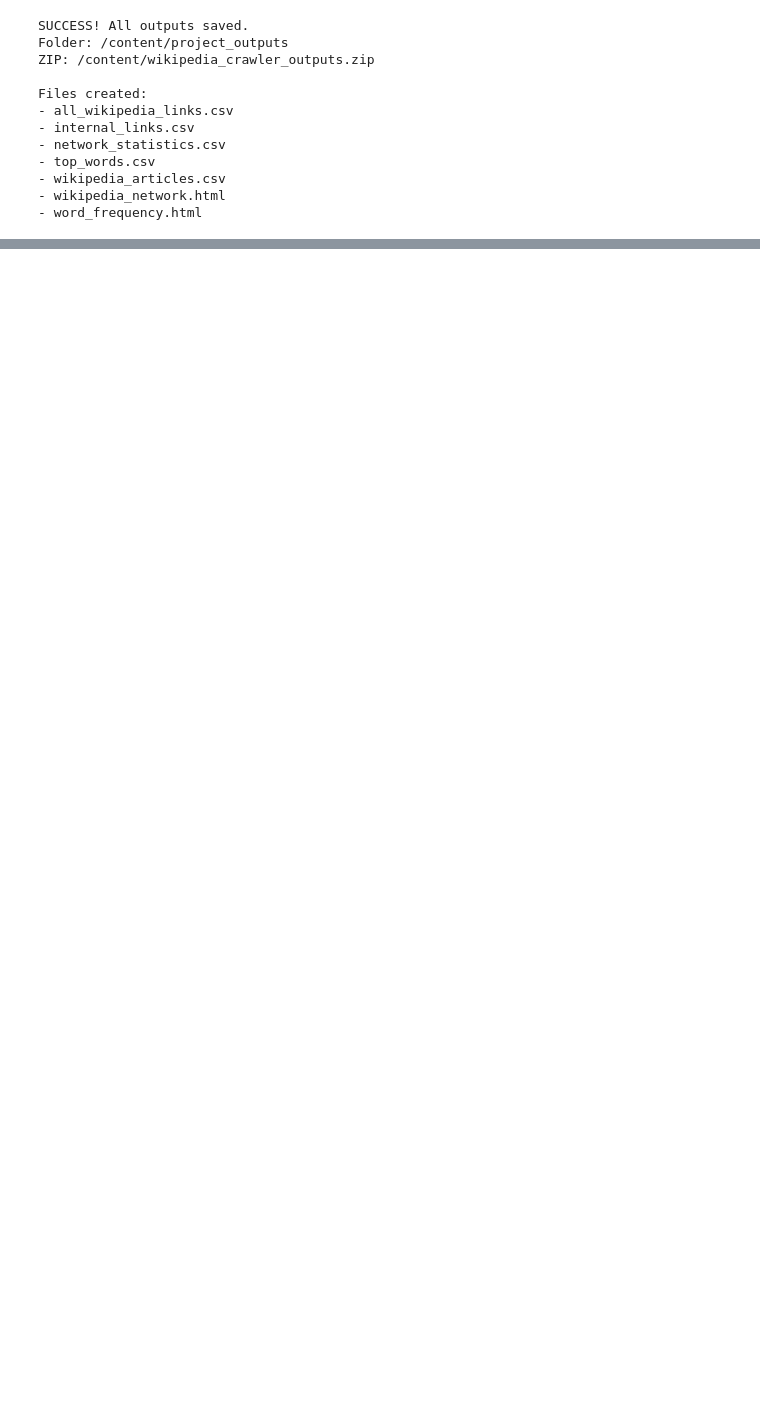
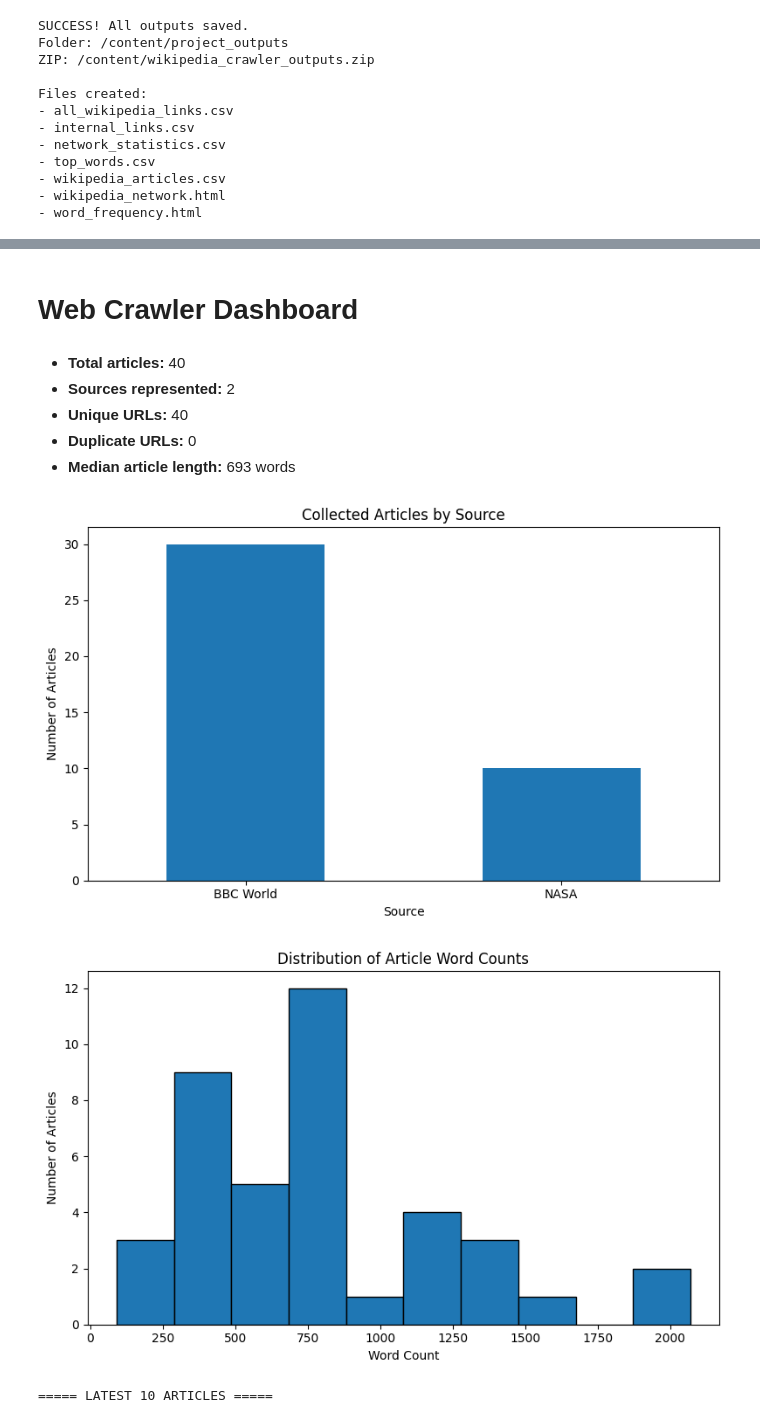
Before and after one commit to AayushRam-droid89/wikipedia-topic-crawler, a Jupyter notebook: wikipedia_topic_crawler.ipynb, the cells around one changed output, grey strips where cells are left out. Drawn from its saved outputs; the diff is of its cells as text; code cells hidden in the pictures; blank space fills up the shorter version.

```diff
--- a/wikipedia_topic_crawler.ipynb
+++ b/wikipedia_topic_crawler.ipynb
@@ -850,0 +2674,80 @@ files.download("wikipedia_crawler_outputs.zip")
+# %%
+# ============================================================
+# CELL 23: REFRESH DASHBOARD WITH UPDATED DATA
+# ============================================================
+
+import os
+import pandas as pd
+import matplotlib.pyplot as plt
+from IPython.display import display, Markdown
+
+# Reload the latest dataset from disk.
+articles_df = pd.read_csv(DATA_FILE)
+
+# Show the updated dashboard metrics.
+display(Markdown("# Web Crawler Dashboard"))
+display(Markdown(f"""
+- **Total articles:** {len(articles_df)}
+- **Sources represented:** {articles_df['source'].nunique()}
+- **Unique URLs:** {articles_df['url'].nunique()}
+- **Duplicate URLs:** {articles_df['url'].duplicated().sum()}
+- **Median article length:** {int(articles_df['word_count'].median())} words
+"""))
+
+# Create the output folder for dashboard screenshots and charts.
+charts_dir = os.path.join(BASE_DIR, "dashboard_charts")
+os.makedirs(charts_dir, exist_ok=True)
+
+# Chart 1: Number of collected articles per source.
+source_counts = articles_df["source"].value_counts()
+
+plt.figure(figsize=(8, 5))
+source_counts.plot(kind="bar")
+plt.title("Collected Articles by Source")
+plt.xlabel("Source")
+plt.ylabel("Number of Articles")
+plt.xticks(rotation=0)
+plt.tight_layout()
+plt.savefig(
+    os.path.join(charts_dir, "articles_by_source.png"),
+    dpi=150
+)
+plt.show()
+
+# Chart 2: Distribution of article word counts.
+plt.figure(figsize=(8, 5))
+articles_df["word_count"].dropna().plot(
+    kind="hist",
+    bins=10,
+    edgecolor="black"
+)
+plt.title("Distribution of Article Word Counts")
+plt.xlabel("Word Count")
+plt.ylabel("Number of Articles")
+plt.tight_layout()
+plt.savefig(
+    os.path.join(charts_dir, "word_count_distribution.png"),
+    dpi=150
+)
+plt.show()
+
+# Display the latest 10 collected records.
+print("===== LATEST 10 ARTICLES =====")
+display(
+    articles_df[
+        ["source", "title", "word_count", "status_code", "crawled_at"]
+    ].sort_values("crawled_at", ascending=False).head(10)
+)
+
+print("\nDashboard charts saved to:", charts_dir)
+# %% [output]
+# Web Crawler Dashboard
+
+- **Total articles:** 40
+- **Sources represented:** 2
+- **Unique URLs:** 40
+- **Duplicate URLs:** 0
+- **Median article length:** 693 words
+[figure, added]
+[figure, added]
+===== LATEST 10 ARTICLES =====
```
Also changed, not shown: parts of 26 cells of this notebook.
